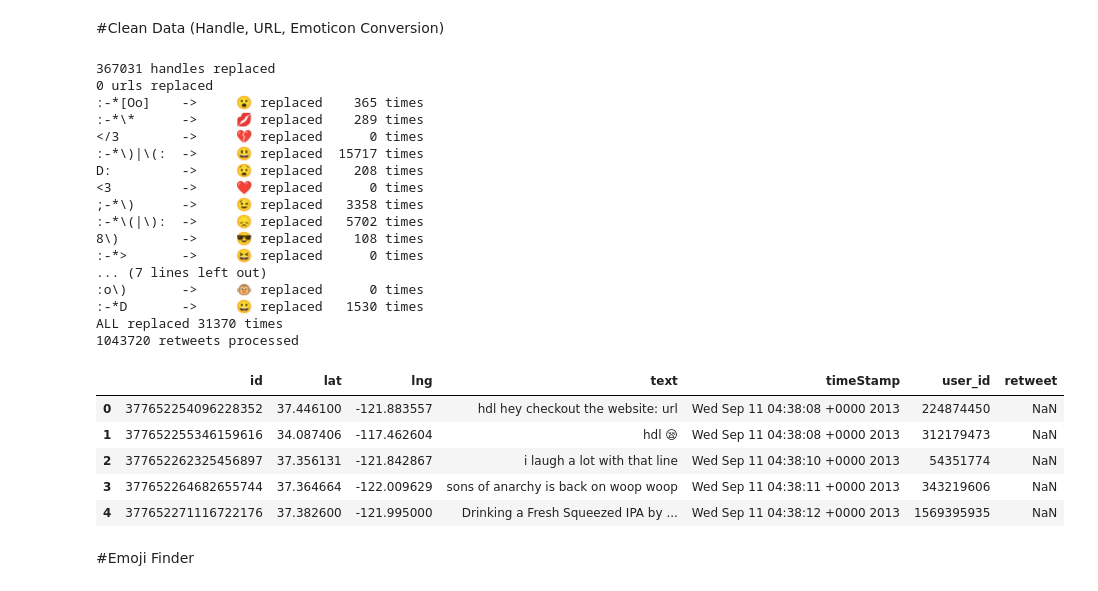
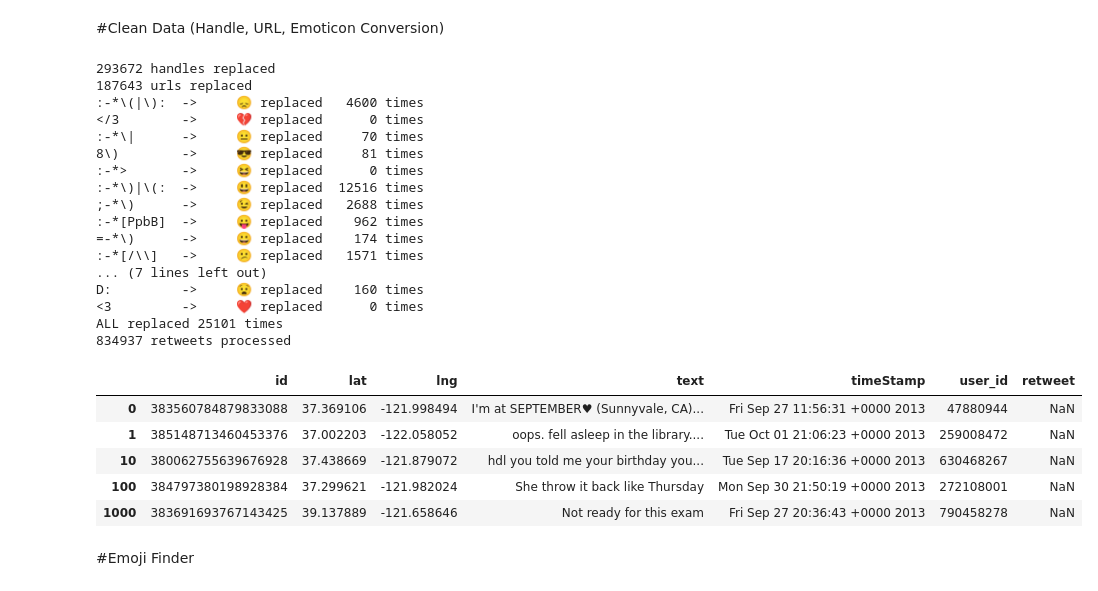
Before and after one commit to dandanbang/Emojineering, a Jupyter notebook: data_exploration_v2_dc.ipynb, the cells around one changed output. Saved outputs shown, nothing was run; the diff lists cells and outputs as text; code cells hidden in the pictures.

Commit message:
integrate language cleaning and emoji split in the clean function and then output the new clean file

```diff
--- a/data_exploration_v2_dc.ipynb
+++ b/data_exploration_v2_dc.ipynb
@@ -25,40 +23,37 @@ SyntaxError: invalid syntax (data_cleaning_hr.py, line 250)
 # %% [markdown]
 #Load Data
 # %%
-with open('./data/tweets_training.json','r') as f:
+with open('./data/tweets_training_clean.json','r') as f:
     tweet_df = DataFrame(json.load(f))
 # %% [markdown]
 #Clean Data (Handle, URL, Emoticon Conversion)
-# %%
-tc.cleanHandle(tweet_df)
-tc.cleanURL(tweet_df)
-tc.convertEmoticon(tweet_df)
-tc.cleanRetweets(tweet_df)
-tweet_df.head()
-# %% [output]
-367031 handles replaced
-0 urls replaced
-:-*[Oo]    ->     😮 replaced    365 times
-:-*\*      ->     💋 replaced    289 times
-</3        ->     💔 replaced      0 times
-:-*\)|\(:  ->     😃 replaced  15717 times
-D:         ->     😧 replaced    208 times
-<3         ->     ❤ replaced      0 times
-;-*\)      ->     😉 replaced   3358 times
-:-*\(|\):  ->     😞 replaced   5702 times
-8\)        ->     😎 replaced    108 times
-:-*>       ->     😆 replaced      0 times
-... (7 lines left out)
-:o\)       ->     🐵 replaced      0 times
-:-*D       ->     😀 replaced   1530 times
-ALL replaced 31370 times
-1043720 retweets processed
-|  | id | lat | lng | text | timeStamp | user_id | retweet |
-| 0 | 377652254096228352 | 37.446100 | -121.883557 | hdl hey checkout the website: url | Wed Sep 11 04:38:08 +0000 2013 | 224874450 | NaN |
-| 1 | 377652255346159616 | 34.087406 | -117.462604 | hdl 😪 | Wed Sep 11 04:38:08 +0000 2013 | 312179473 | NaN |
-| 2 | 377652262325456897 | 37.356131 | -121.842867 | i laugh a lot with that line | Wed Sep 11 04:38:10 +0000 2013 | 54351774 | NaN |
-| 3 | 377652264682655744 | 37.364664 | -122.009629 | sons of anarchy is back on woop woop | Wed Sep 11 04:38:11 +0000 2013 | 343219606 | NaN |
-| 4 | 377652271116722176 | 37.382600 | -121.995000 | Drinking a Fresh Squeezed IPA by ... | Wed Sep 11 04:38:12 +0000 2013 | 1569395935 | NaN |
+# %%
+tc.clean(tweet_df)
+tweet_df.head()
+# %% [output]
+293672 handles replaced
+187643 urls replaced
+:-*\(|\):  ->     😞 replaced   4600 times
+</3        ->     💔 replaced      0 times
+:-*\|      ->     😐 replaced     70 times
+8\)        ->     😎 replaced     81 times
+:-*>       ->     😆 replaced      0 times
+:-*\)|\(:  ->     😃 replaced  12516 times
+;-*\)      ->     😉 replaced   2688 times
+:-*[PpbB]  ->     😛 replaced    962 times
+=-*\)      ->     😀 replaced    174 times
+:-*[/\\]   ->     😕 replaced   1571 times
+... (7 lines left out)
+D:         ->     😧 replaced    160 times
+<3         ->     ❤ replaced      0 times
+ALL replaced 25101 times
+834937 retweets processed
+|  | id | lat | lng | text | timeStamp | user_id | retweet |
+| 0 | 383560784879833088 | 37.369106 | -121.998494 | I'm at SEPTEMBER♥ (Sunnyvale, CA)... | Fri Sep 27 11:56:31 +0000 2013 | 47880944 | NaN |
+| 1 | 385148713460453376 | 37.002203 | -122.058052 | oops. fell asleep in the library.... | Tue Oct 01 21:06:23 +0000 2013 | 259008472 | NaN |
+| 10 | 380062755639676928 | 37.438669 | -121.879072 | hdl you told me your birthday you... | Tue Sep 17 20:16:36 +0000 2013 | 630468267 | NaN |
+| 100 | 384797380198928384 | 37.299621 | -121.982024 | She throw it back like Thursday | Mon Sep 30 21:50:19 +0000 2013 | 272108001 | NaN |
+| 1000 | 383691693767143425 | 39.137889 | -121.658646 | Not ready for this exam | Fri Sep 27 20:36:43 +0000 2013 | 790458278 | NaN |
 # %% [markdown]
 #Emoji Finder
 # %%
```
Also changed, not shown: parts of 16 cells of this notebook, 3 other files.
